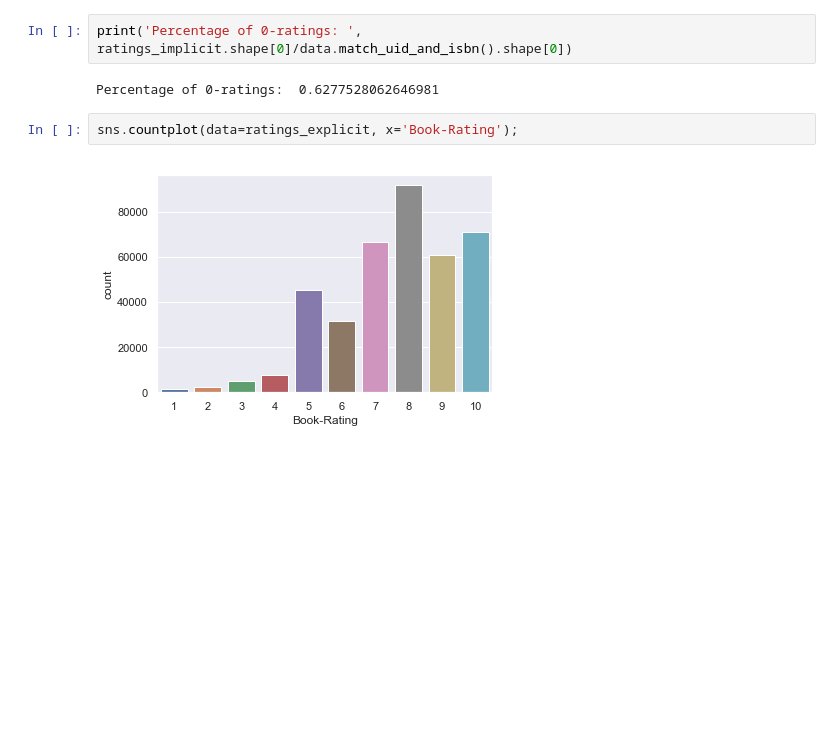
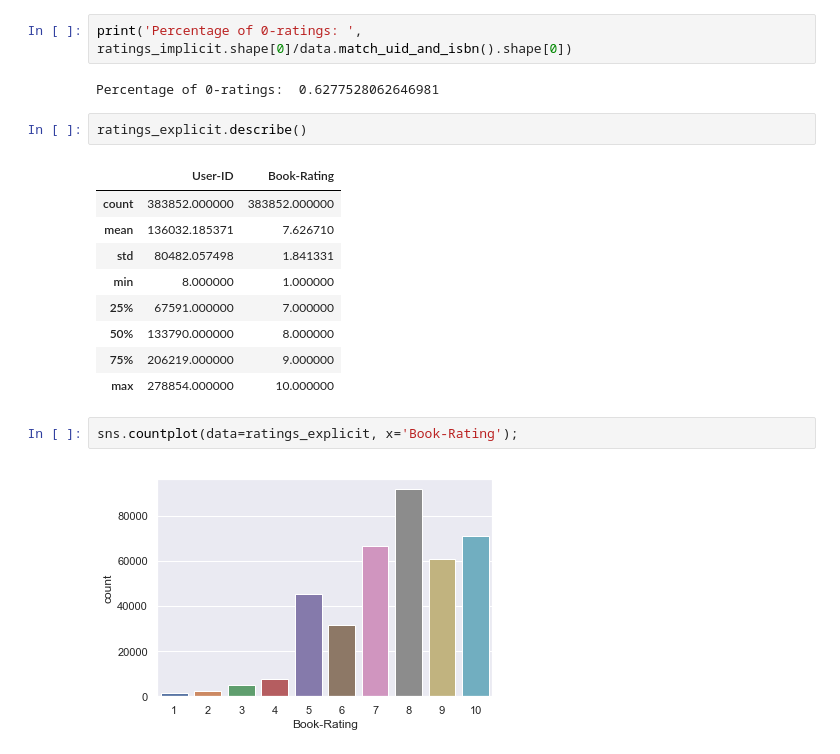
Before and after one commit to NathalieNguyen/RecSys, a Jupyter notebook: RecSys_Book_Crossing.ipynb, the cells around one changed output. Cells and saved outputs as stored; diff of their text form; blank space fills up the shorter version.

```diff
--- a/RecSys_Book_Crossing.ipynb
+++ b/RecSys_Book_Crossing.ipynb
@@ -115,6 +115,18 @@ ratings_explicit, ratings_implicit = data.separate_explicit_and_implicit_ratings
 print('Percentage of 0-ratings: ', ratings_implicit.shape[0]/data.match_uid_and_isbn().shape[0])
 # %% [output]
 Percentage of 0-ratings:  0.6277528062646981
+# %%
+ratings_explicit.describe()
+# %% [output]
+|  | User-ID | Book-Rating |
+| count | 383852.000000 | 383852.000000 |
+| mean | 136032.185371 | 7.626710 |
+| std | 80482.057498 | 1.841331 |
+| min | 8.000000 | 1.000000 |
+| 25% | 67591.000000 | 7.000000 |
+| 50% | 133790.000000 | 8.000000 |
+| 75% | 206219.000000 | 9.000000 |
+| max | 278854.000000 | 10.000000 |
 # %%
 sns.countplot(data=ratings_explicit, x='Book-Rating');
 # %% [output]
```
Also changed, not shown: parts of 11 cells of this notebook, 5 other files.
